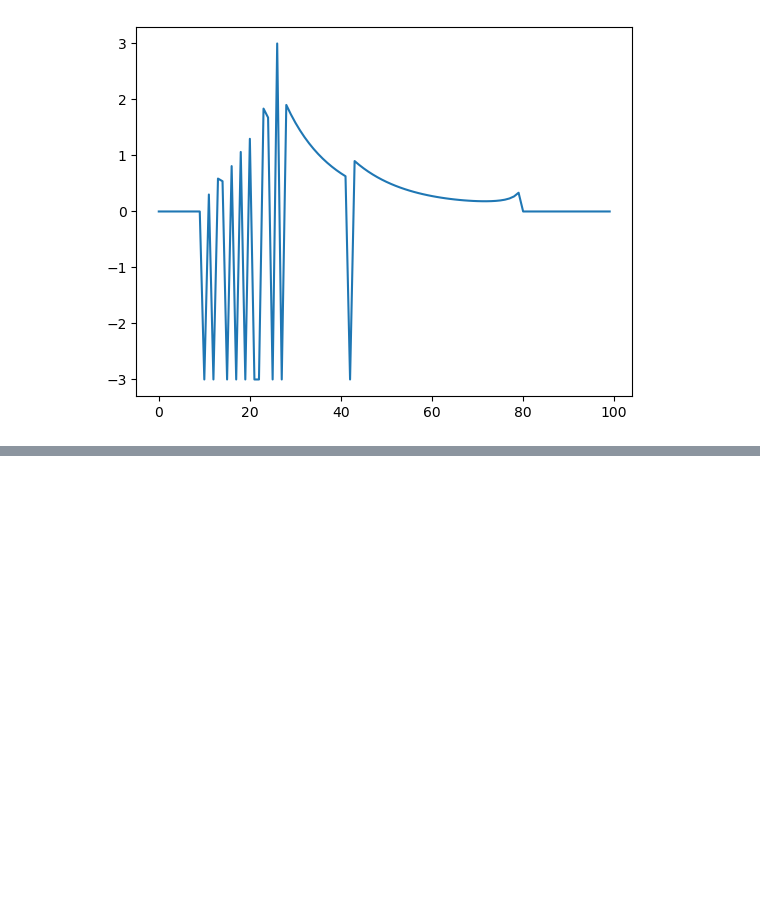
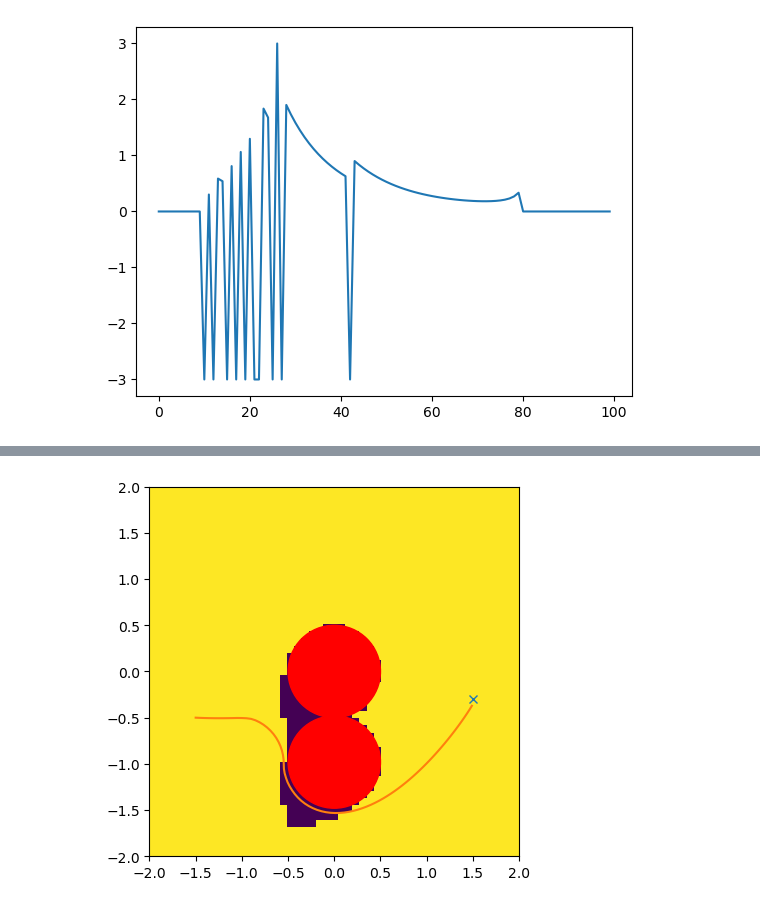
Before and after one commit to stevenwman/latent-affine-safety, a Jupyter notebook: safety_switching.ipynb, the cells around one changed output, grey strips where cells are left out. Cells and saved outputs as stored; diff of their text form; code cells hidden in the pictures; blank space fills up the shorter version.

```diff
--- a/safety_switching.ipynb
+++ b/safety_switching.ipynb
@@ -148,0 +236,27 @@ array([ 0. ,  0. , -0.1])
+# %%
+# Animate
+import matplotlib.animation as animation
+import matplotlib.patches as patches
+
+fig, ax = plt.subplots()
+img = ax.imshow(value_func.val_grid[:, :, 0].T>0, origin='lower', extent=[-2, 2, -2, 2])
+circ1 = patches.Circle((x_c, y_c), radius=radius, facecolor='red', edgecolor='red')
+ax.add_patch(circ1)
+circ1 = patches.Circle((0, 0), radius=radius, facecolor='red', edgecolor='red')
+ax.add_patch(circ1)
+ax.plot(goal_state[0], goal_state[1], marker='x')
+# obstacle1 = jnp.linalg.norm(np.array([0.0, 0.0]) - value_func.grid.states[..., :2], axis=-1) - radius
+# obstacle2 = jnp.linalg.norm(np.array([x_c, y_c]) - value_func.grid.states[..., :2] , axis=-1) - radius
+line, = ax.plot([], [])
+
+def animate(k):
+    theta_idx = value_func.theta_to_grid(states[k, 2] % (2*np.pi))
+    img.set_array(value_func.val_grid[:, :, theta_idx].T>0) #update the image data.
+    line.set_data(states[:k, 0], states[:k, 1])
+    return img, line,
+
+ani = animation.FuncAnimation(fig, animate, frames=states.shape[0], interval=200, blit=True) #adjust interval
+
+ani.save('reachability_animation.gif')  # Save as GIF
+# %% [output]
+[figure, added]
```
Also changed, not shown: parts of 6 cells of this notebook, 4 other files.
